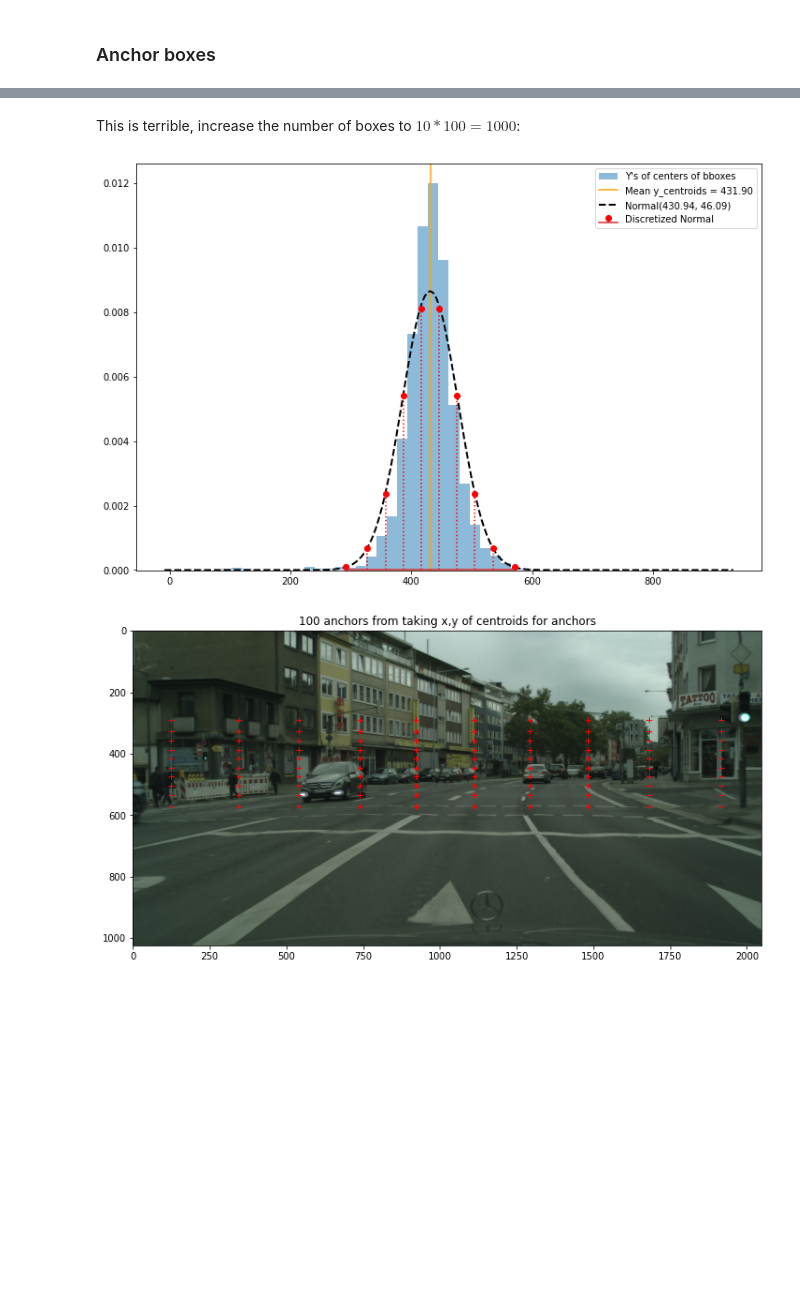
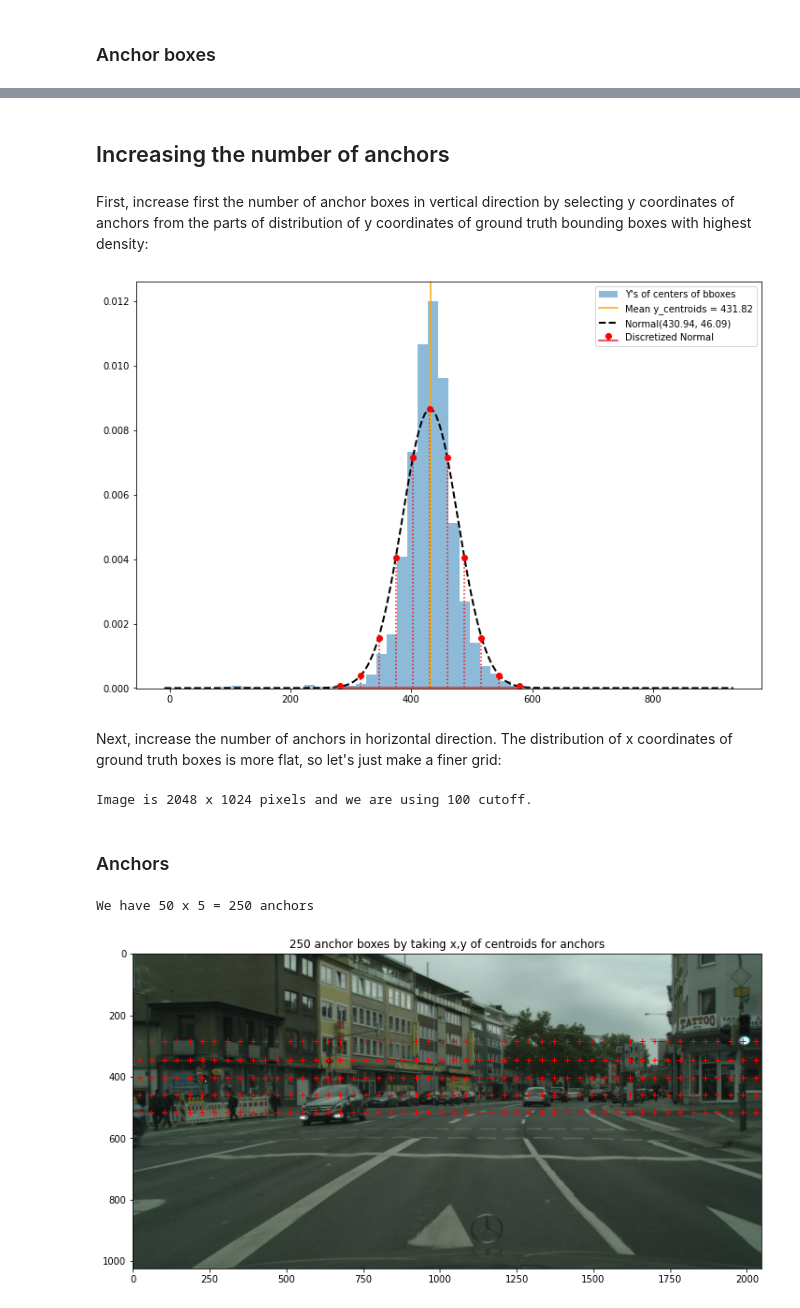
Before and after one commit to markolalovic/pedestrian-detection, a Jupyter notebook: notebooks/AnchorBoxes.ipynb, the cells around one changed output, grey strips where cells are left out. Cells and saved outputs as stored; diff of their text form; code cells hidden in the pictures; blank space fills up the shorter version.

```diff
--- a/notebooks/AnchorBoxes.ipynb
+++ b/notebooks/AnchorBoxes.ipynb
@@ -410,6 +411,7 @@ def cart_prod(x, y):
 
     return np.array(prod)
 # %%
+whs = get_whs(df, 8)
 regions = cart_prod(xys, whs)
 assert whs.shape[0] * xys.shape[0] == len(regions), 'Wrong'
 # %%
@@ -490,7 +504,11 @@ Average IoU(bbox, region) = 0.14
 # %% [markdown]
-This is terrible, increase the number of boxes to $10*100 = 1000$:
+## Increasing the number of anchors
+# %% [markdown]
+First, increase first the number of anchor boxes in vertical direction by selecting y coordinates of anchors from the parts of distribution of y coordinates of ground truth bounding boxes with highest density:
 # %%
-## let's plot centers of gt bounding boxes cys
+plt.rcParams['figure.figsize'] = [12, 8]
+
+## let's plot centers of ground truth bounding boxes (cys)
 cys = np.array(df['cy'])
 plt.hist(cys, bins=50, density=True, alpha=0.5,
          label='Y\'s of centers of bboxes')
@@ -508,14 +526,15 @@ plt.plot(x, p, 'k--', linewidth=2, label='Normal(%.2f, %.2f)' %(mu, std))
 
 ## add a lollipop plot of discretizted discretized normal distribution
 # from R
-yks_std = np.array([-3.0239103, -2.2549740, -1.5900817, -0.9488581, -0.3155663,
-                    0.3155663, 0.9488581,  1.5900817,  2.2549740,  3.0239103])
-pks = np.array([0.003266796, 0.020164919, 0.071097878, 0.161991960, 0.243478447,
-                0.243478447, 0.161991960, 0.071097878, 0.020164919, 0.003266796])
+yks_std = np.array([-3.2224205, -2.4823550, -1.8403215, -1.2204836, -0.6086431, 0,
+                     0.6086431,  1.2204836,  1.8403215,  2.4823550,  3.2224205])
+pks = np.array([0.001669653, 0.011208502, 0.044191711, 0.115485500, 0.204154759,
+                0.246579754, 0.204154759, 0.115485500, 0.044191711, 0.011208502,
+                0.001669653])
 yks = std * yks_std + mu
 
 markerline, stemlines, baseline = plt.stem(
-    yks, pks/30, markerfmt='ro', label='Discretized Normal')
+    yks, pks/28.5, markerfmt='ro', label='Discretized Normal')
 plt.setp(stemlines, 'color', plt.getp(markerline,'color'))
 plt.setp(stemlines, 'linestyle', 'dotted')
 
@@ -528,4 +547,4 @@ plt.legend([handles[idx] for idx in order],[labels[idx] for idx in order])
 
 plt.show()
 # %% [output]
-[figure, old version]
+[figure, new version]
@@ -539,20 +551,53 @@ new_xys = np.array(new_xys)
+# %%
+def get_ys(K):
+    yks = np. array([282.41711777, 316.52672662, 346.11804192, 374.68636231,
+                     402.88608265, 430.93843487, 458.99078709, 487.19050742,
+                     515.75882782, 545.35014312, 579.45975197])
+    if K==1:
+        return yks[5]
+    if K > 5 or K < 1:
+        return yks
+    else:
+        return yks[0:-1:(7-K)]
+# %% [markdown]
+Next, increase the number of anchors in horizontal direction. The distribution of x coordinates of ground truth boxes is more flat, so let's just make a finer grid:
+# %%
+print('Image is %d x %d pixels and we are using %d cutoff.'
+      % (W, H, cutoff))
+# %% [output]
+Image is 2048 x 1024 pixels and we are using 100 cutoff.
+# %%
+def get_xs(K):
+    ## from (cutoff) pixels (our "resolution") to (W - cuttof)
+    return np.linspace(cutoff/(K/10), W - cutoff/(K/10), K)
+# %% [markdown]
+### Anchors
 # %%
+K1, K2 = 50, 5
+xs = get_xs(K1)
+ys = get_ys(K2)
+
+xys = np.array([[x, y] for x in xs for y in ys])
+print('We have %d x %d = %d anchors'
+      % (len(xs), len(ys), xys.shape[0]))
+
 i = 1
 img_name = imgs_person[i]
 city_name = img_name.split('_')[0]
 img_path = imgs_path + city_name + '/' + img_name
 img = Image.open(img_path)
 bboxes = anno_dict[img_name]
 
 plt.rcParams['figure.figsize'] = [12, 8]
 
 fig, ax = plt.subplots()
 ax.imshow(img)
 
-for xy in new_xys:
+for xy in xys:
     plt.plot(xy[0], xy[1], 'r+')
 
-plt.title('%d anchors from taking x,y of centroids for anchors' % (new_xys.shape[0]))
+plt.title('%d anchor boxes by taking x,y of centroids for anchors' % (xys.shape[0]))
 plt.show()
 # %% [output]
+We have 50 x 5 = 250 anchors
-[figure, old version]
+[figure, new version]
```
Also changed, not shown: parts of 23 cells of this notebook, 9 other files.
